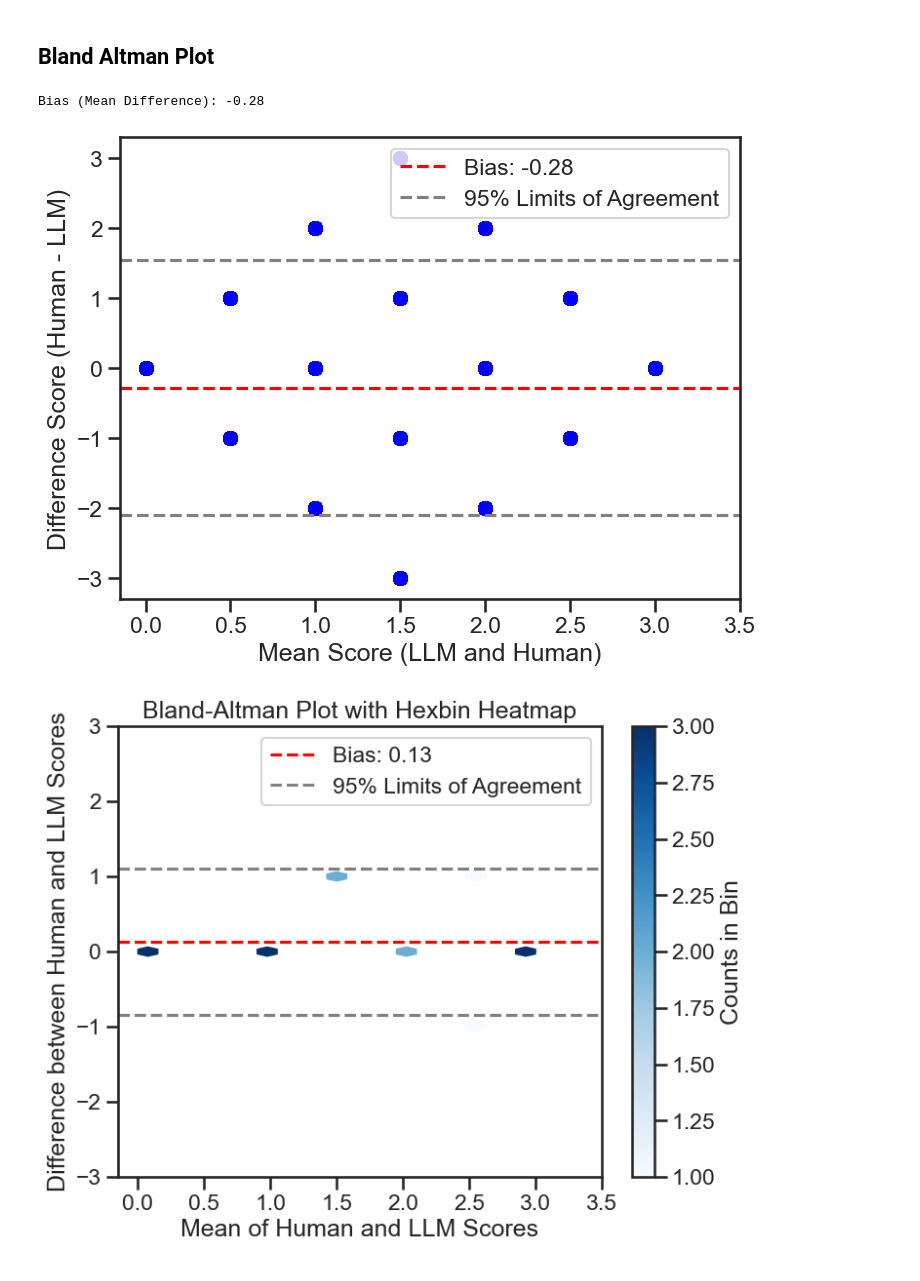
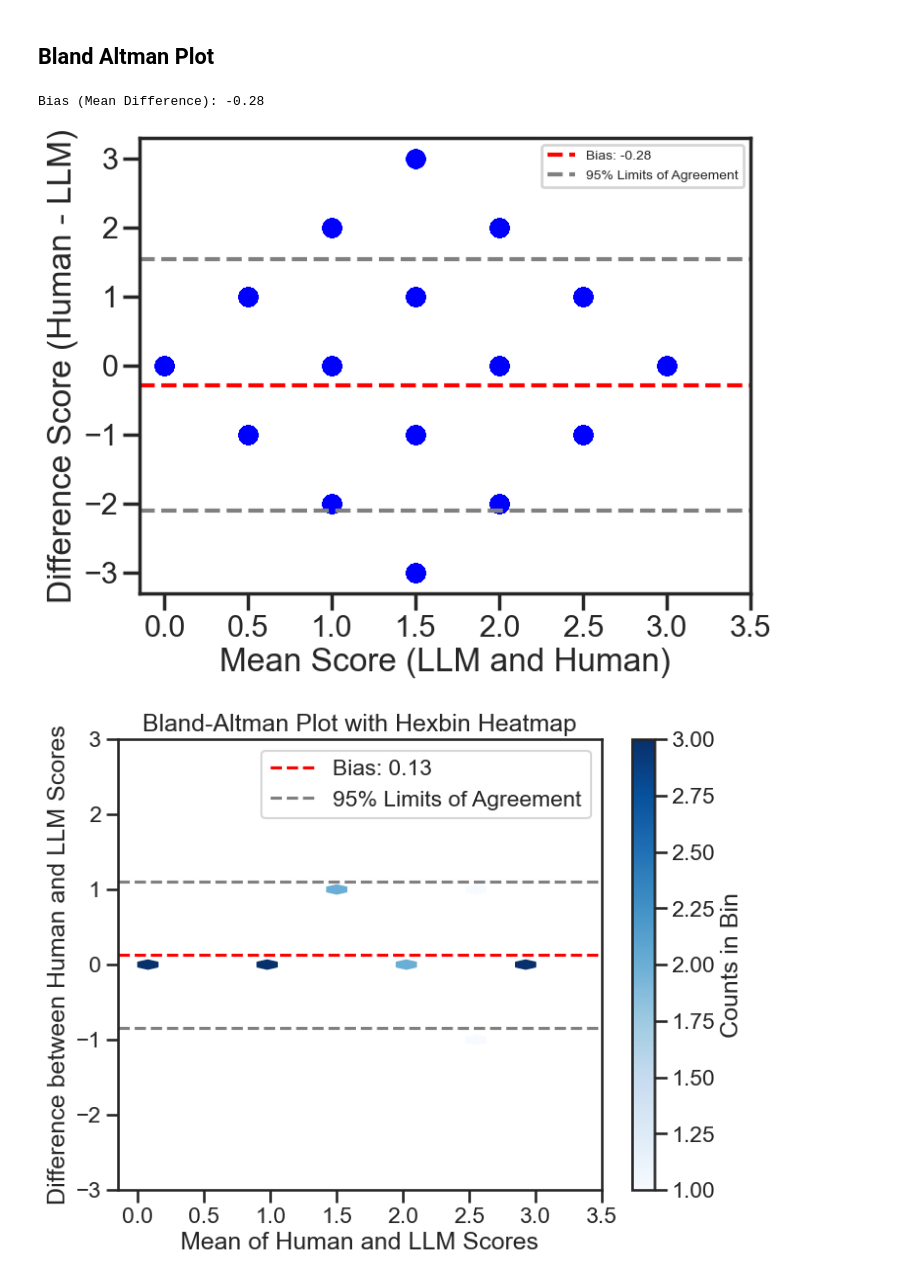
Before and after one commit to rahmanidashti/BiasSyntheticData, a Jupyter notebook: 3-judgement-analysis.ipynb, the cells around one changed output. Drawn from its saved outputs; the diff is of its cells as text; code cells hidden in the pictures.

Commit message:
update plot

```diff
--- a/3-judgement-analysis.ipynb
+++ b/3-judgement-analysis.ipynb
@@ -308,6 +309,11 @@ print(c)
 11577
 # %% [markdown]
 ## Bland Altman Plot
+# %%
+# Set the aesthetic style of the plots
+sns.set_style("ticks")  # Options: white, dark, whitegrid, darkgrid, ticks
+sns.set_context("poster")     # Options: paper, notebook, talk, poster
+sns.set_palette("bright")   # You can also use: deep, muted, bright, dark, colorblind, or a custom list of colors
 # %%
 # Example categorical relevance scores (human and LLM)
 human_scores = nist_qrels['rel']
@@ -317,36 +323,37 @@ llm_scores = gpt4_qrels['rel']
 diff_scores = human_scores - llm_scores
 
 # Calculate the bias (mean difference)
 bias = np.mean(diff_scores)
 
 # Print the bias
 print(f'Bias (Mean Difference): {bias:.2f}')
 
 # Bland-Altman Plot function
 def bland_altman_plot(data1, data2):
     mean_scores = np.mean([data1, data2], axis=0)
     diff_scores = data1 - data2
     mean_diff = np.mean(diff_scores)
     std_diff = np.std(diff_scores)
 
     plt.figure(figsize=(8, 6))
     plt.scatter(mean_scores, diff_scores, color='blue', alpha=0.5)
     plt.axhline(mean_diff, color='red', linestyle='--', label=f'Bias: {mean_diff:.2f}')
     plt.axhline(mean_diff + 1.96*std_diff, color='gray', linestyle='--', label='95% Limits of Agreement')
     plt.axhline(mean_diff - 1.96*std_diff, color='gray', linestyle='--')
     # plt.title('Bland-Altman Plot for Categorical Scores')
     plt.xlabel('Mean Score (LLM and Human)')
     plt.ylabel('Difference Score (Human - LLM)')
     plt.yticks(np.arange(-3, 4, step=1))
     plt.xticks(np.arange(0, 4, step=0.5))
-    plt.legend()
-    plt.savefig("figs/bland_altman_plot_scores.pdf", bbox_inches="tight")
+    plt.legend(fontsize=10)
+    # plt.savefig("figs/bland_altman_plot_scores.pdf", bbox_inches="tight")
+    plt.show()
 
 # Run the Bland-Altman Plot
 bland_altman_plot(human_scores, llm_scores)
 # %% [output]
 Bias (Mean Difference): -0.28
-[figure, old version]
+[figure, new version]
 # %%
 import numpy as np
 import matplotlib.pyplot as plt
```
Also changed, not shown: parts of 3 cells of this notebook, 2 other files.
